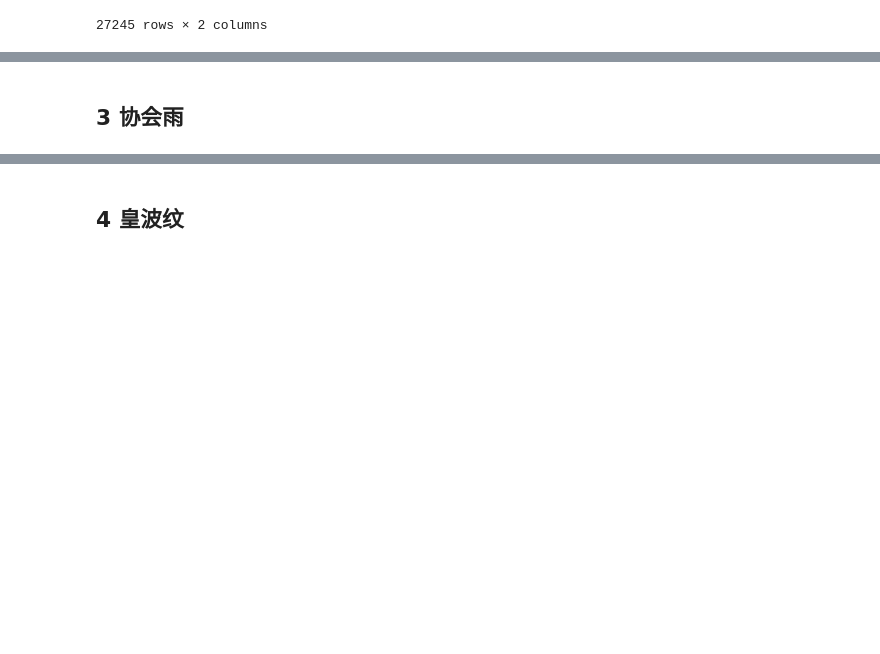
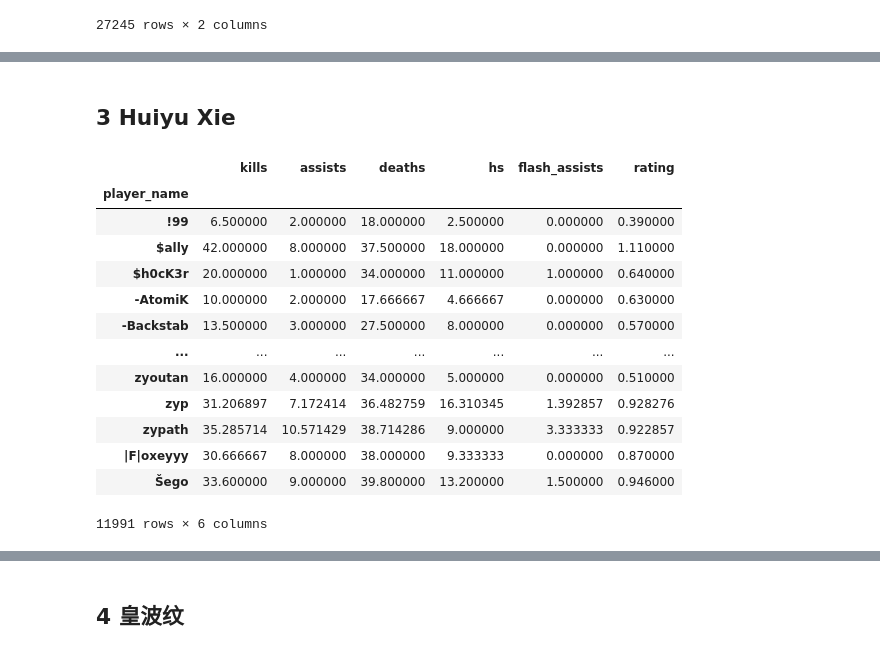
Before and after one commit to saeculumx/DataScienceTool_F23, a Jupyter notebook: project.ipynb, the cells around one changed output, grey strips where cells are left out. Saved outputs shown, nothing was run; the diff lists cells and outputs as text; code cells hidden in the pictures; blank space fills up the shorter version.

```diff
--- a/project.ipynb
+++ b/project.ipynb
@@ -301,4 +262,25 @@ for b in baskets:
 freq_items  = [df_item_hash[df_item_hash['hashcode']==x].index[0] for x in np.where(item_count_arr > 0.2*len(baskets))[0]]
 freq_items
 # %% [markdown]
-## 3 协会雨
+## 3 Huiyu Xie
+# %%
+player_kills = df_player.groupby("player_name")[["kills","assists","deaths","hs","flash_assists","rating"]].mean().apply(lambda x: x)
+player_count = df_player.value_counts()
+player_kills.dropna()
+player_kills.fillna(0, inplace=True)
+player_kills
+# %% [output]
+|  | kills | assists | deaths | hs | flash_assists | rating |
+| player_name |  |  |  |  |  |  |
+| !99 | 6.500000 | 2.000000 | 18.000000 | 2.500000 | 0.000000 | 0.390000 |
+| $ally | 42.000000 | 8.000000 | 37.500000 | 18.000000 | 0.000000 | 1.110000 |
+| $h0cK3r | 20.000000 | 1.000000 | 34.000000 | 11.000000 | 1.000000 | 0.640000 |
+| -AtomiK | 10.000000 | 2.000000 | 17.666667 | 4.666667 | 0.000000 | 0.630000 |
+| -Backstab | 13.500000 | 3.000000 | 27.500000 | 8.000000 | 0.000000 | 0.570000 |
+| ... | ... | ... | ... | ... | ... | ... |
+| zyoutan | 16.000000 | 4.000000 | 34.000000 | 5.000000 | 0.000000 | 0.510000 |
+| zyp | 31.206897 | 7.172414 | 36.482759 | 16.310345 | 1.392857 | 0.928276 |
+| zypath | 35.285714 | 10.571429 | 38.714286 | 9.000000 | 3.333333 | 0.922857 |
+| |F|oxeyyy | 30.666667 | 8.000000 | 38.000000 | 9.333333 | 0.000000 | 0.870000 |
+| Šego | 33.600000 | 9.000000 | 39.800000 | 13.200000 | 1.500000 | 0.946000 |
+11991 rows × 6 columns
```
Also changed, not shown: parts of 13 cells of this notebook.
